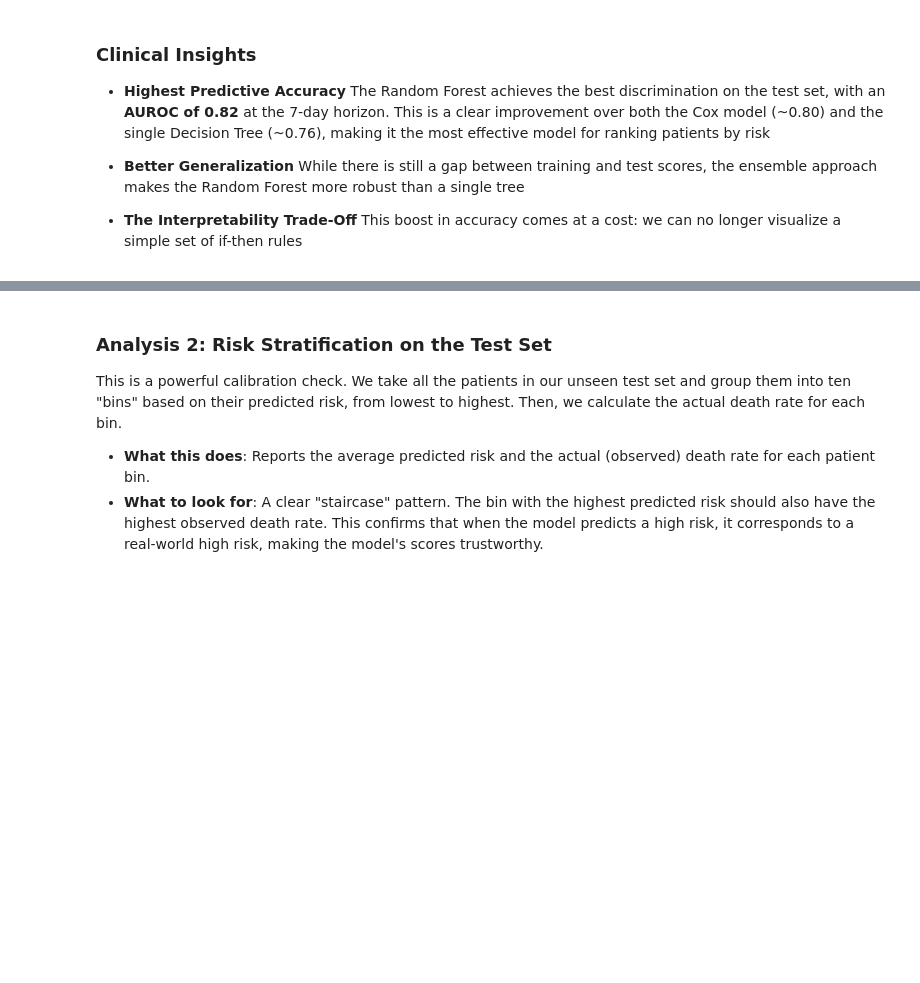
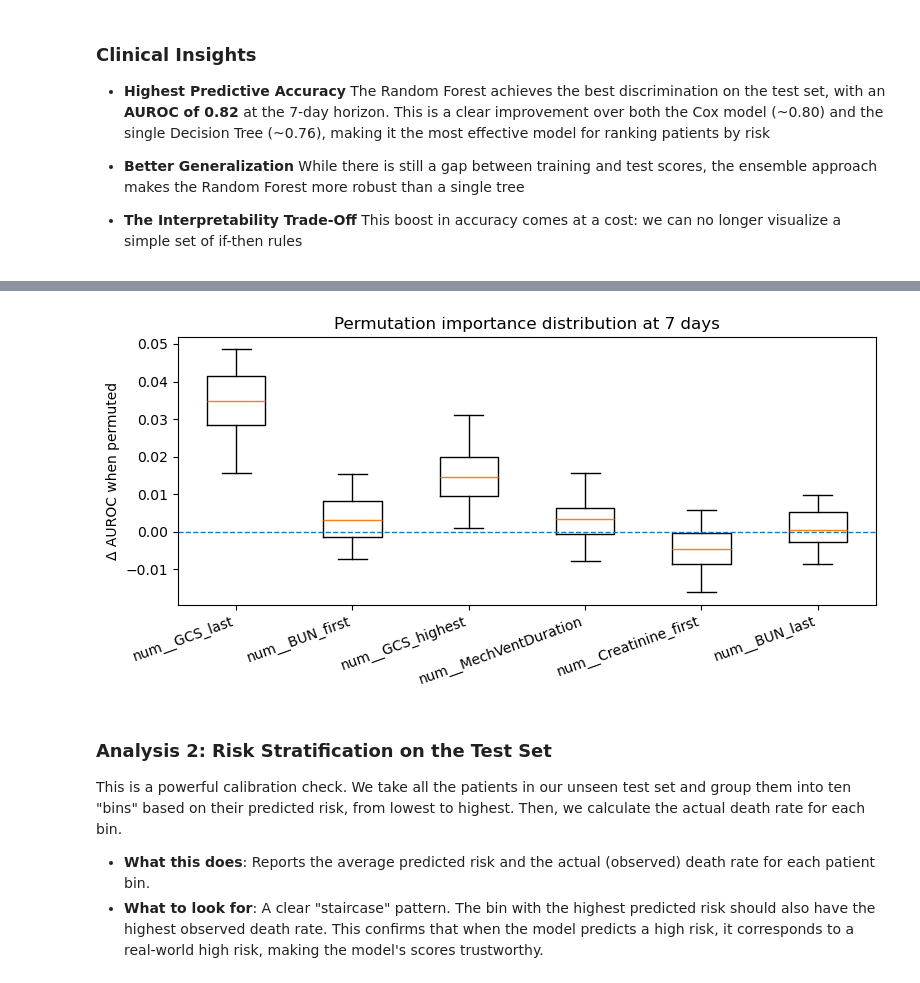
Before and after one commit to IE-ML-for-Healthcare/ICU_Survival_analysis, a Jupyter notebook: 03_ICU_Survival_analysis_DT_RF.ipynb, the cells around one changed output, grey strips where cells are left out. Drawn from its saved outputs; the diff is of its cells as text; code cells hidden in the pictures; blank space fills up the shorter version.

```diff
--- a/03_ICU_Survival_analysis_DT_RF.ipynb
+++ b/03_ICU_Survival_analysis_DT_RF.ipynb
@@ -1002,3 +978,43 @@ display(perm_df)
+# %%
+# Ensure validation columns match training columns and order
+Xva_t = Xva_t.reindex(columns=Xtr_t.columns, fill_value=0)
+
+# Pick top 6 features by impurity importance for plotting
+top_feats = (
+    pd.Series(rf.feature_importances_, index=Xtr_t.columns)
+    .sort_values(ascending=False)
+    .head(6)
+    .index.tolist()
+)
+
+# Compute ΔAUROC per feature by shuffling that column n_repeats times
+def permutation_deltas(estimator, X, y, features, n_repeats=30, seed=SEED):
+    rng = np.random.default_rng(seed)
+    base = roc_auc_score(y, estimator.predict_proba(X)[:, 1])
+    deltas = []
+    for f in features:
+        drops = []
+        for _ in range(n_repeats):
+            Xp = X.copy()
+            Xp[f] = Xp[f].sample(frac=1.0, random_state=int(rng.integers(1 << 31))).to_numpy()
+            score = roc_auc_score(y, estimator.predict_proba(Xp)[:, 1])
+            drops.append(base - score)  # positive means AUROC dropped when f was shuffled
+        deltas.append(np.array(drops))
+    return deltas
+
+box_data = permutation_deltas(rf, Xva_t, y_va, top_feats, n_repeats=30, seed=SEED)
+labels = [f if len(f) <= 28 else f[:25] + "..." for f in top_feats]
+
+plt.figure(figsize=(8, 4))
+plt.boxplot(box_data, vert=True, labels=labels, manage_ticks=True)
+plt.axhline(0, linestyle="--", linewidth=1)
+plt.ylabel("Δ AUROC when permuted")
+plt.title(f"Permutation importance distribution at {H} days")
+plt.xticks(rotation=20, ha="right")
+plt.tight_layout()
+plt.show()
+# %% [output]
+[figure, added]
 # %% [markdown]
 ### **Analysis 2: Risk Stratification on the Test Set**
 
```
Also changed, not shown: parts of 7 cells of this notebook.
